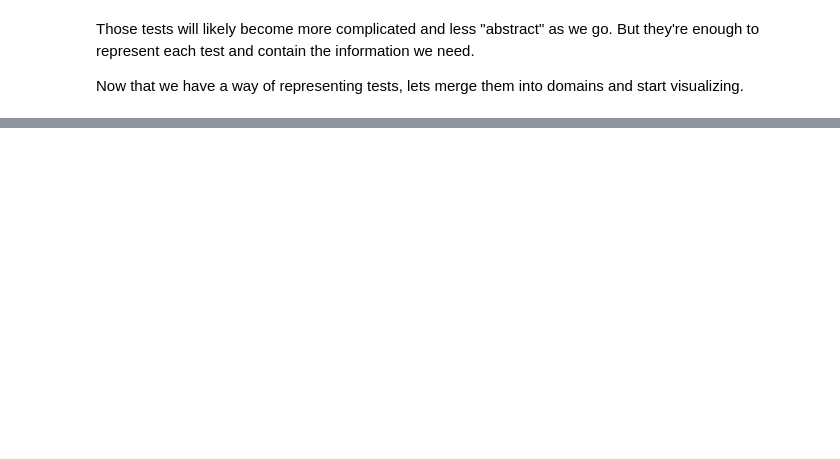
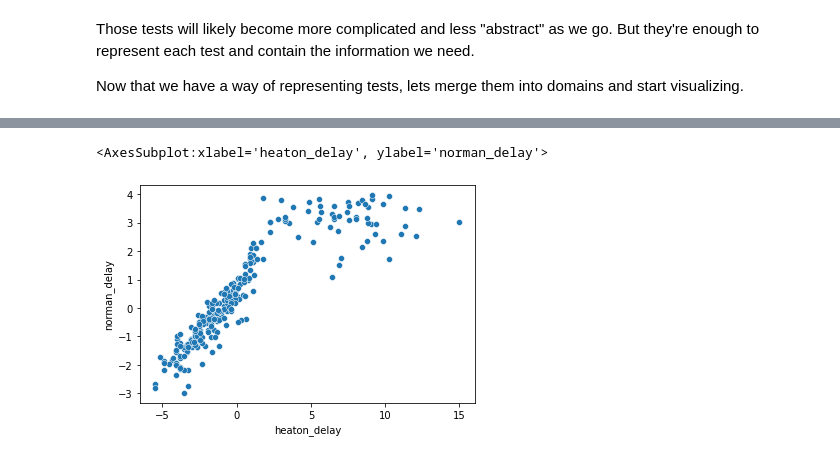
Before and after one commit to JudoWill/autoneuro, a Jupyter notebook: 03_domains.ipynb, the cells around one changed output, grey strips where cells are left out. Drawn from its saved outputs; the diff is of its cells as text; code cells hidden in the pictures; blank space fills up the shorter version.

```diff
--- a/03_domains.ipynb
+++ b/03_domains.ipynb
@@ -385,0 +260,6 @@ domain.norm.describe()
+# %%
+sbn.scatterplot(y = domain.data['norman_delay'],
+                x = domain.data['heaton_delay'].clip(upper = 15))
+# %% [output]
+<AxesSubplot:xlabel='heaton_delay', ylabel='norman_delay'>
+[figure, added]
```
Also changed, not shown: parts of 15 cells of this notebook, 3 other files.
